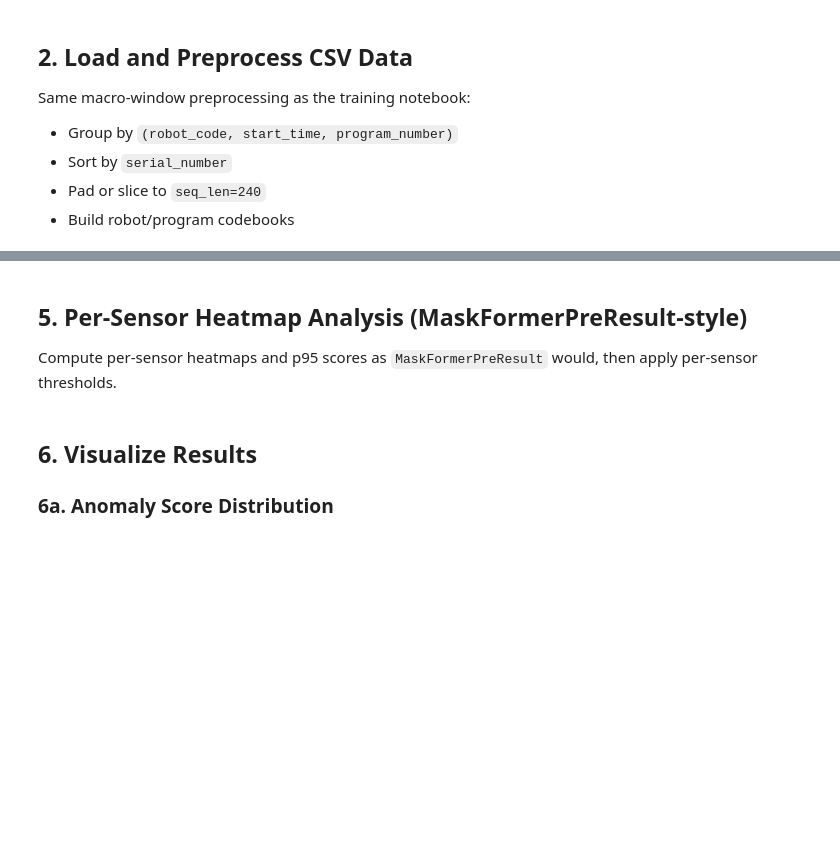
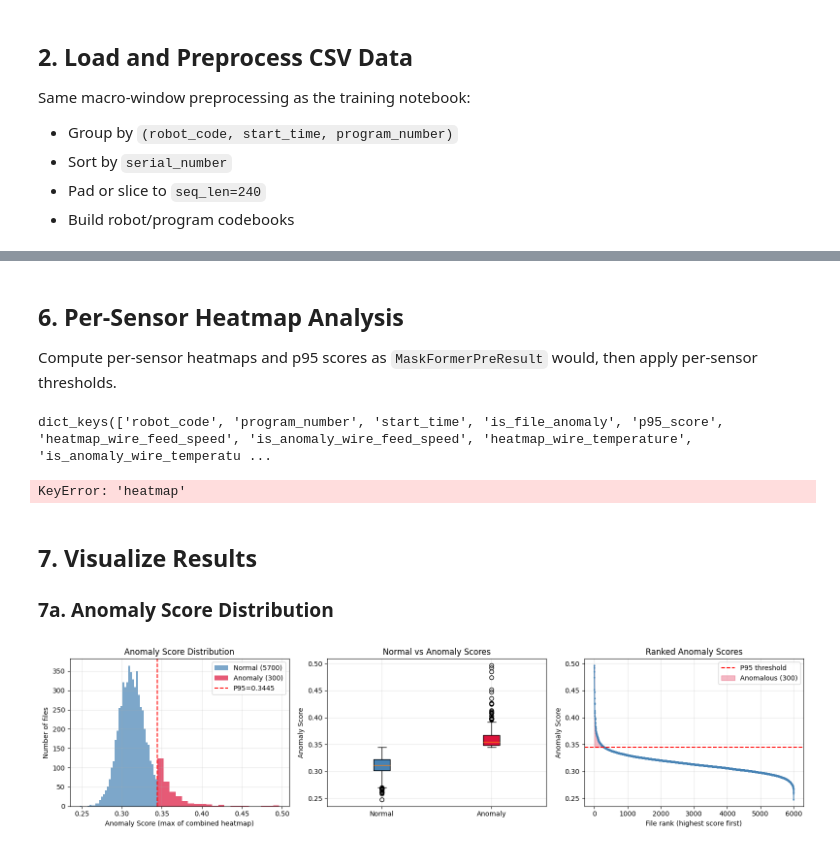
Before and after one commit to xuan-tu-ai/TED-Hackathon-Agent, a Jupyter notebook: backend/notebooks/Inference-MaskFormer.ipynb, the cells around one changed output, grey strips where cells are left out. Drawn from its saved outputs; the diff is of its cells as text; code cells hidden in the pictures; blank space fills up the shorter version.

```diff
--- a/backend/notebooks/Inference-MaskFormer.ipynb
+++ b/backend/notebooks/Inference-MaskFormer.ipynb
@@ -24,14 +26,12 @@ import matplotlib.pyplot as plt
 import matplotlib.patches as mpatches
 
 # Add project root to path
-project_root = Path.cwd().resolve()
+project_root = Path.cwd().parent.parent.resolve()
 if str(project_root) not in sys.path:
     sys.path.insert(0, str(project_root))
 
 from app.anomaly_detection.models import (
     GLCAnomalyMaskFormer,
-    create_model,
-    filter_model_kwargs,
     MaskFormerModels,
 )
 # Local (Spark-free) 3-class inference pipeline
@@ -40,7 +40,6 @@ from app.anomaly_detection.inference.maskformer.local import (
     MaskFormerLocalThresholdCreator,
     MaskFormerLocalApplier,
 )
-from app.anomaly_detection.training.datasets import RawWindowDataset
 
 print("All imports OK")
 print(f"PyTorch {torch.__version__}, CUDA available: {torch.cuda.is_available()}")
@@ -50,7 +52,7 @@ print(f"PyTorch {torch.__version__}, CUDA available: {torch.cuda.is_available()}
 Load the model state_dict + config saved by the training notebook.
 # %%
 # Path to trained checkpoint from Training-MaskFormer notebook
-CKPT_DIR = project_root / "artifacts" / "maskformer_checkpoint"
+CKPT_DIR = project_root / "artifacts" / "maskformer_checkpoint_real"
 MODEL_SLUG = "GLCAnomalyMaskFormer"
 MODEL_FILE = f"model_{MODEL_SLUG}_best.pt"
 META_FILE = f"metadata_{MODEL_SLUG}_best.json"
@@ -88,7 +94,7 @@ Same macro-window preprocessing as the training notebook:
 - Build robot/program codebooks
 # %%
 CSV_PATH = project_root / "data" / "mock_welding_robot_data.csv"
-SENSOR_COLS = ["wire_feed_speed_mm_min", "welding_voltage_v", "welding_current_a"]
+SENSOR_COLS = ["wire_feed_speed_m_min", "wire_temperature_c", "welding_current_a"]
 SEQ_LEN = 240
 
 print(f"Reading {CSV_PATH}...")
@@ -131,10 +137,10 @@ for key, group_rows in groups.items():
         "key": key,
         "window": window,
         "robot_idx": robot_to_idx[key[0]],
-        "program_idx": program_to_idx[key[1]],
+        "program_idx": program_to_idx[key[2]],
         "robot_code": key[0],
-        "program_number": int(key[1]),
-        "start_time": key[2],
+        "program_number": int(key[2]),
+        "start_time": key[1],
     })
 
 print(f"Preprocessed {len(file_records)} file-windows")
@@ -270,23 +482,42 @@ for i, r in enumerate(sorted_results[:5]):
 # %% [markdown]
-## 5. Per-Sensor Heatmap Analysis (MaskFormerPreResult-style)
+## 6. Per-Sensor Heatmap Analysis
 
 Compute per-sensor heatmaps and p95 scores as `MaskFormerPreResult` would, then apply per-sensor thresholds.
+# %%
+mock_applied[0].keys()
+# %% [output]
+dict_keys(['robot_code', 'program_number', 'start_time', 'is_file_anomaly', 'p95_score', 'heatmap_wire_feed_speed', 'is_anomaly_wire_feed_speed', 'heatmap_wire_temperature', 'is_anomaly_wire_temperatu ...
 # %%
-SENSOR_NAMES = ["wire_feed_speed", "welding_voltage", "welding_current"]
+SENSOR_NAMES = ["wire_feed_speed", "wire_temperature", "welding_current"]
 
-# For each file, compute per-sensor max heatmap score
+# Applier already computed per-sensor flags — build combined heatmap + sensor_verdicts
+HEATMAP_KEYS = ["heatmap_wire_feed_speed", "heatmap_wire_temperature", "heatmap_welding_current"]
+ANOMALY_KEYS = ["is_anomaly_wire_feed_speed", "is_anomaly_wire_temperature", "is_anomaly_welding_current"]
+
+# P (num patches) from first file
+P = len(mock_applied[0][HEATMAP_KEYS[0]])
+
+for r in mock_applied:
+    # Build combined heatmap [3, P] from per-sensor 1D arrays
+    r["sensor_verdicts"] = {}
+    hm_rows = []
+    for sn, hk, ak in zip(SENSOR_NAMES, HEATMAP_KEYS, ANOMALY_KEYS):
+        hm_rows.append(r[hk])
+        r["sensor_verdicts"][sn] = bool(r[ak])
+    r["heatmap"] = np.stack(hm_rows)  # [3, P]
+
+# Per-sensor max heatmap stats
 per_sensor_max = {s: [] for s in SENSOR_NAMES}
-for r in results:
-    hm = r["heatmap"]  # [3, P]
+for r in mock_applied:
     for si, sn in enumerate(SENSOR_NAMES):
-        per_sensor_max[sn].append(hm[si].max())
+        per_sensor_max[sn].append(r["heatmap"][si].max())
 
 print("Per-sensor max heatmap statistics:")
 for sn in SENSOR_NAMES:
     vals = np.array(per_sensor_max[sn])
     print(f"  {sn}: mean={vals.mean():.4f}, max={vals.max():.4f}, P95={np.percentile(vals, 95):.4f}")
 
-# Build per-sensor thresholds (P95 per sensor)
+# Per-sensor thresholds (P95) — for reporting only, applier uses its own
 sensor_thresholds = {
     sn: float(np.percentile(per_sensor_max[sn], 95))
     for sn in SENSOR_NAMES
@@ -295,13 +526,14 @@ print(f"\nPer-sensor P95 thresholds:")
 for sn, th in sensor_thresholds.items():
     print(f"  {sn}: {th:.6f}")
 
-# Apply per-sensor verdicts
-for r in results:
-    r["sensor_verdicts"] = {}
-    hm = r["heatmap"]
-    for si, sn in enumerate(SENSOR_NAMES):
-        r["sensor_verdicts"][sn] = bool(hm[si].max() > sensor_thresholds[sn])
-    r["is_file_anomaly"] = r["anomaly_score"] > global_threshold
+# Recompute n_normal/n_anomaly from applier's is_file_anomaly
+n_normal = sum(1 for r in mock_applied if not r["is_file_anomaly"])
+n_anomaly = sum(1 for r in mock_applied if r["is_file_anomaly"])
+sorted_results = sorted(mock_applied, key=lambda r: float(r["p95_score"]), reverse=True)
+
+print(f"\nMock verdict distribution (per-sensor: file anomaly if ANY sensor flagged):")
+print(f"  Normal files:    {n_normal} ({100*n_normal/len(mock_applied):.1f}%)")
+print(f"  Anomalous files: {n_anomaly} ({100*n_anomaly/len(mock_applied):.1f}%)")
 
 # Show sample verdicts
 print(f"\nSample verdicts (first 10 files):")
@@ -309,21 +541,23 @@ print(f"{'robot':>6} {'prog':>5} {'score':>10} {'file?':>6} ", end="")
 for sn in SENSOR_NAMES:
     print(f"{sn[:8]:>8}", end="")
 print()
-for r in results[:10]:
-    print(f"{r['robot_code']:>6} {r['program_number']:>5} {r['anomaly_score']:>10.6f} "
+for r in mock_applied[:10]:
+    print(f"{r['robot_code']:>6} {r['program_number']:>5} {r['p95_score']:>10.6f} "
           f"{'⚠️' if r['is_file_anomaly'] else '✓':>6} ", end="")
     for sn in SENSOR_NAMES:
         print(f"{'⚠️' if r['sensor_verdicts'][sn] else '✓':>8}", end="")
     print()
+# %% [output]
+KeyError: 'heatmap'
 # %% [markdown]
-## 6. Visualize Results
+## 7. Visualize Results
 
-### 6a. Anomaly Score Distribution
+### 7a. Anomaly Score Distribution
 # %%
 fig, axes = plt.subplots(1, 3, figsize=(16, 4))
 
-scores = np.array([r["anomaly_score"] for r in results])
-is_anom = np.array([r["is_file_anomaly"] for r in results])
+scores = np.array([r["p95_score"] for r in mock_applied])
+is_anom = np.array([r["is_file_anomaly"] for r in mock_applied])
 
 # Histogram
 ax = axes[0]
@@ -335,31 +569,33 @@ ax.set_ylabel("Number of files")
 ax.set_title("Anomaly Score Distribution")
 ax.legend()
 ax.grid(True, alpha=0.3)
 
 # Box plot
 ax = axes[1]
 bp = ax.boxplot([scores[~is_anom], scores[is_anom]], labels=["Normal", "Anomaly"],
                 patch_artist=True)
 bp["boxes"][0].set_facecolor("steelblue")
 bp["boxes"][1].set_facecolor("crimson")
 ax.set_ylabel("Anomaly Score")
 ax.set_title("Normal vs Anomaly Scores")
 ax.grid(True, alpha=0.3)
 
 # Score rank plot
 ax = axes[2]
 sorted_scores = np.sort(scores)[::-1]
 ax.plot(sorted_scores, marker=".", markersize=3, color="steelblue")
 ax.axhline(global_threshold, color="red", linestyle="--", label=f"P95 threshold")
 ax.fill_between(range(len(sorted_scores)), sorted_scores, global_threshold,
                  where=(sorted_scores > global_threshold), color="crimson", alpha=0.3,
                  label=f"Anomalous ({n_anomaly})")
 ax.set_xlabel("File rank (highest score first)")
 ax.set_ylabel("Anomaly Score")
 ax.set_title("Ranked Anomaly Scores")
 ax.legend()
 ax.grid(True, alpha=0.3)
 
 plt.tight_layout()
 plt.show()
+# %% [output]
+[figure, added]
 # %% [markdown]
```
Also changed, not shown: parts of 18 cells of this notebook, 6 other files.
